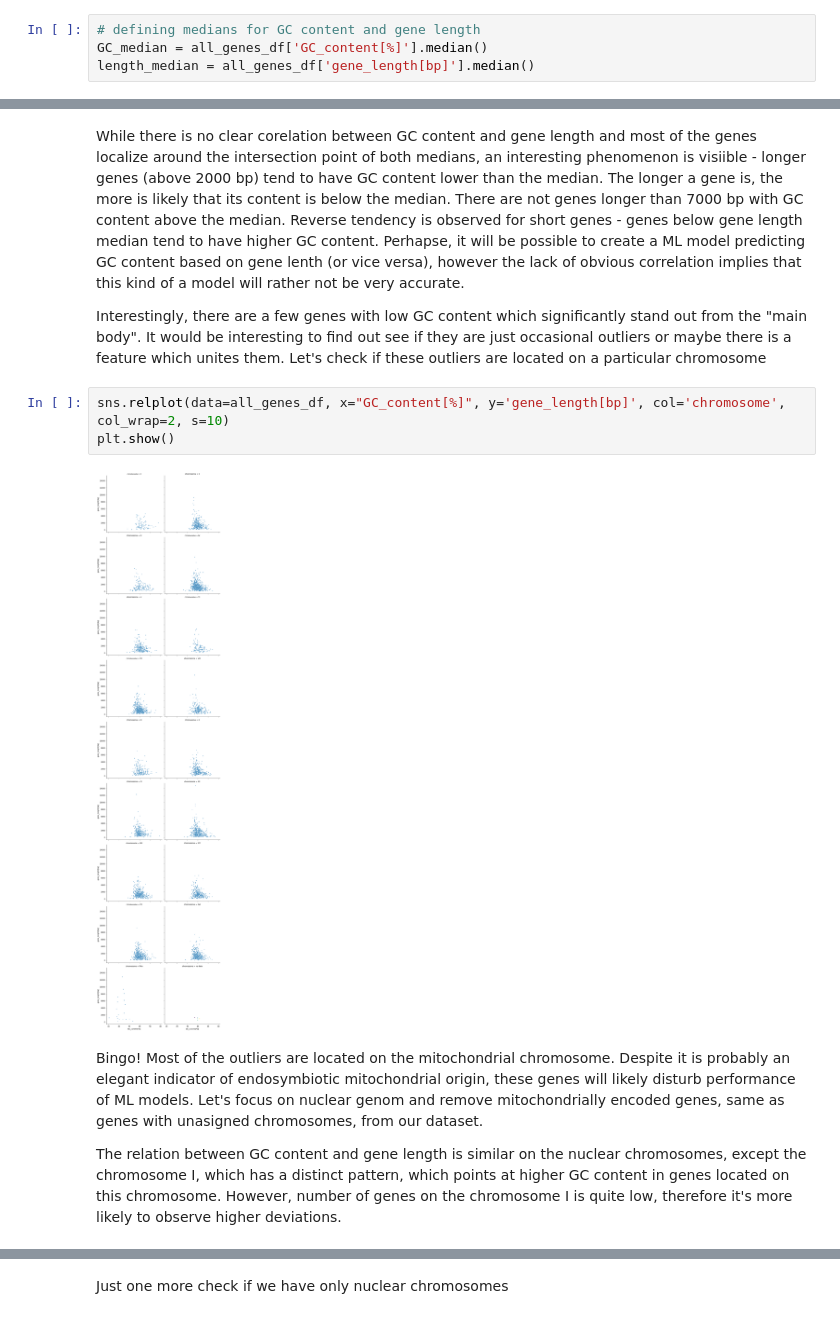
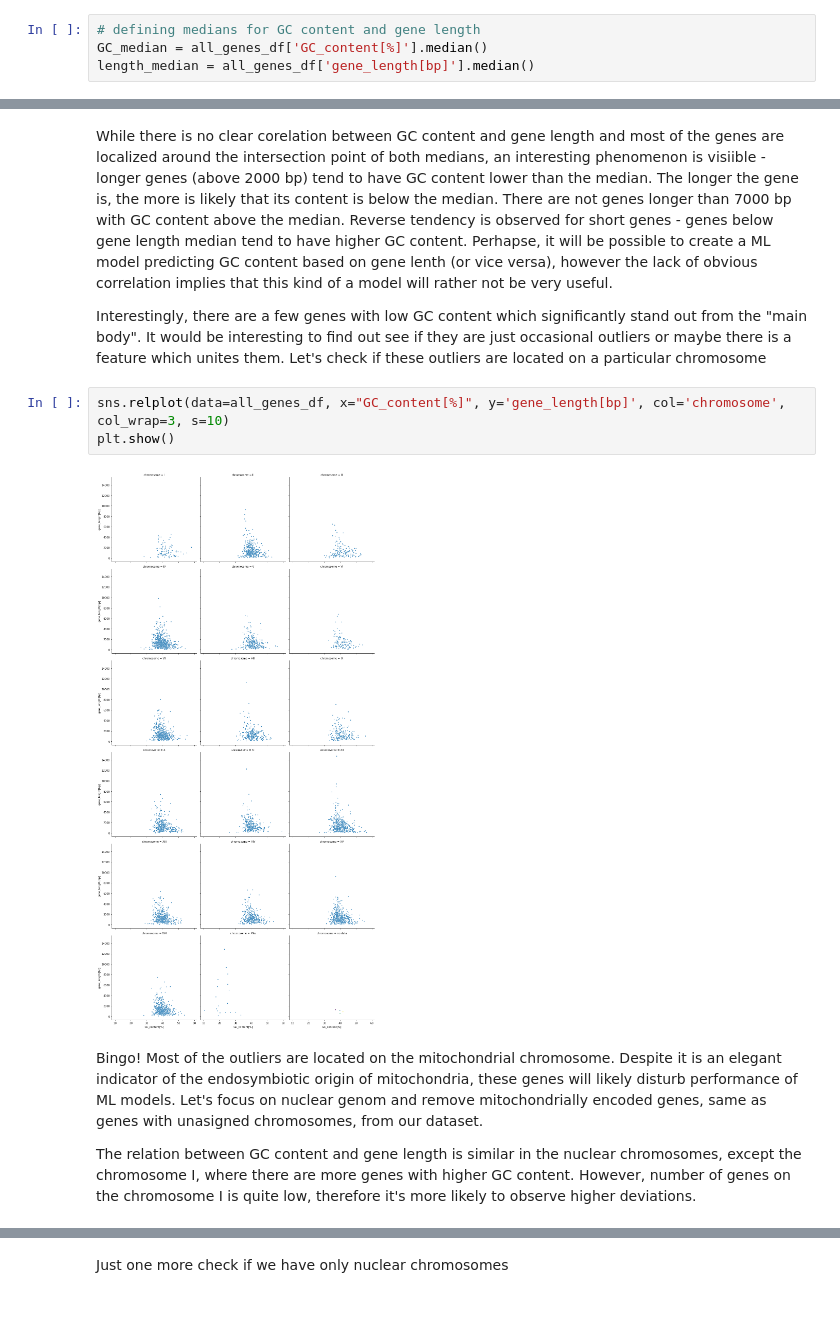
Before and after one commit to piotrsoczewka/Essential_Genes, a Jupyter notebook: Data import and exploratory analysis.ipynb, the cells around one changed output, grey strips where cells are left out. Drawn from its saved outputs; the diff is of its cells as text.

```diff
--- a/Data import and exploratory analysis.ipynb
+++ b/Data import and exploratory analysis.ipynb
@@ -162,14 +164,14 @@ plt.show()
 # %% [markdown]
-While there is no clear corelation between GC content and gene length and most of the genes localize around the intersection point of both medians, an interesting phenomenon is visiible - longer genes (above 2000 bp) tend to have GC content lower than the median. The longer a gene is, the more is likely that its content is below the median. There are not genes longer than 7000 bp with GC content above the median. Reverse tendency is observed for short genes - genes below gene length median tend to have higher GC content. Perhapse, it will be possible to create a ML model predicting GC content based on gene lenth (or vice versa), however the lack of obvious correlation implies that this kind of a model will rather not be very accurate.
+While there is no clear corelation between GC content and gene length and most of the genes are localized around the intersection point of both medians, an interesting phenomenon is visiible - longer genes (above 2000 bp) tend to have GC content lower than the median. The longer the gene is, the more is likely that its content is below the median. There are not genes longer than 7000 bp with GC content above the median. Reverse tendency is observed for short genes - genes below gene length median tend to have higher GC content. Perhapse, it will be possible to create a ML model predicting GC content based on gene lenth (or vice versa), however the lack of obvious correlation implies that this kind of a model will rather not be very useful.
 
 Interestingly, there are a few genes with low GC content which significantly stand out from the "main body". It would be interesting to find out see if they are just occasional outliers or maybe there is a feature which unites them. Let's check if these outliers are located on a particular chromosome
 # %%
-sns.relplot(data=all_genes_df, x="GC_content[%]", y='gene_length[bp]', col='chromosome', col_wrap=2, s=10)
+sns.relplot(data=all_genes_df, x="GC_content[%]", y='gene_length[bp]', col='chromosome', col_wrap=3, s=10)
 plt.show()
 # %% [output]
-[figure, old version]
+[figure, new version]
 # %% [markdown]
-Bingo! Most of the outliers are located on the mitochondrial chromosome. Despite it is probably an elegant indicator of endosymbiotic mitochondrial origin, these genes will likely disturb performance of ML models. Let's focus on nuclear genom and remove mitochondrially encoded genes, same as genes with unasigned chromosomes, from our dataset.
+Bingo! Most of the outliers are located on the mitochondrial chromosome. Despite it is an elegant indicator of the endosymbiotic origin of mitochondria, these genes will likely disturb performance of ML models. Let's focus on nuclear genom and remove mitochondrially encoded genes, same as genes with unasigned chromosomes, from our dataset.
 
-The relation between GC content and gene length is similar on the nuclear chromosomes, except the chromosome I, which has a distinct pattern, which points at higher GC content in genes located on this chromosome. However, number of genes on the chromosome I is quite low, therefore it's more likely to observe higher deviations.
+The relation between GC content and gene length is similar in the nuclear chromosomes, except the chromosome I, where there are more genes with higher GC content. However, number of genes on the chromosome I is quite low, therefore it's more likely to observe higher deviations.
 # %%
```
Also changed, not shown: parts of 25 cells of this notebook, 2 other files.
